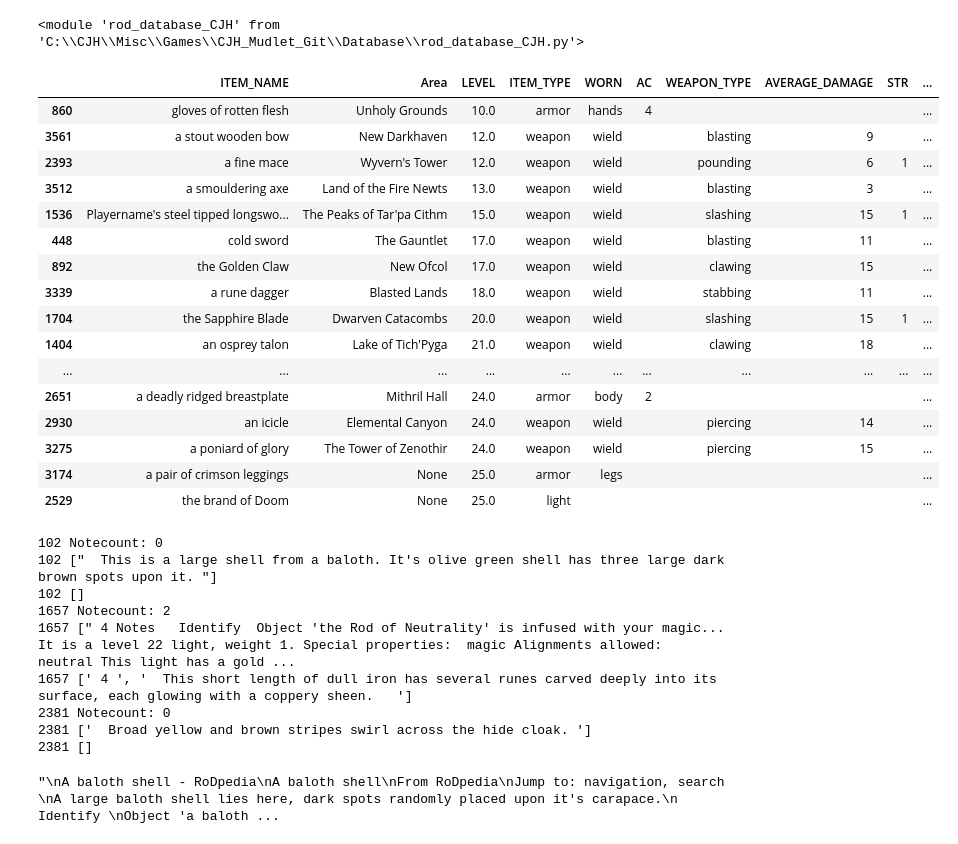
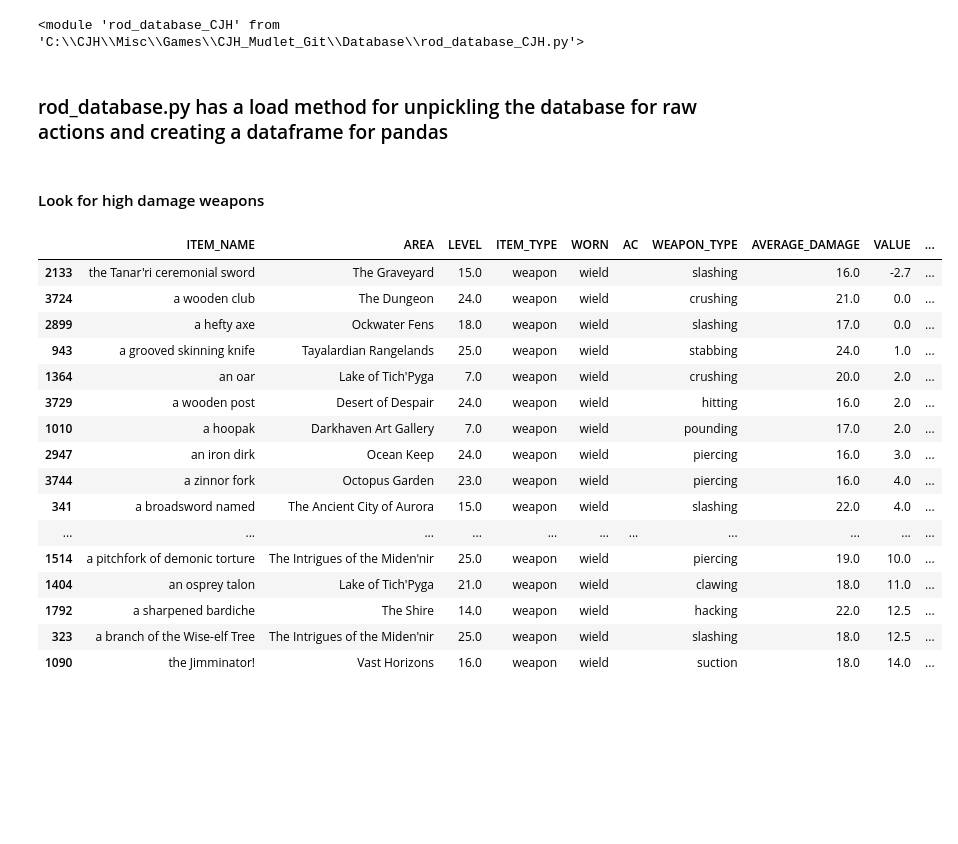
Before and after one commit to aesatchien/Rod_Mudlet, a Jupyter notebook: Database/RodQueries.ipynb, the cells around one changed output. Saved outputs shown, nothing was run; the diff lists cells and outputs as text; code cells hidden in the pictures; blank space fills up the shorter version.

Commit message:
Redid the DB to use consistent key names, added item values Redid the entire item creation function to take in all the additions to date

```diff
--- a/Database/RodQueries.ipynb
+++ b/Database/RodQueries.ipynb
@@ -11,0 +14,2 @@ items = rdb.load_db()
+# %% [markdown]
+### rod_database.py has a load method for unpickling the database for raw actions and creating a dataframe for pandas
@@ -13,25 +20,26 @@ items = rdb.load_db()
 df = rdb.make_pandas_df(items,'coerce')
 # %%
 standards = {'LEVEL','ITEM_NAME','DAMAGE_ROLL','HIT_ROLL','Area','STR','INT','WIS','DEX','CON','CHA','LCK','HP','MANA'}
+# %% [markdown]
+#### Look for high damage weapons
 # %%
-q=df.query('LEVEL<26 & (HIT_ROLL>4 | DAMAGE_ROLL>4)').sort_values(by='LEVEL').iloc[:, : 19].fillna('')
+q=df.query('LEVEL<26 & AVERAGE_DAMAGE>15').sort_values(by='VALUE').iloc[:, : 20].fillna('')
+q
+# %% [output]
+|  | ITEM_NAME | AREA | LEVEL | ITEM_TYPE | WORN | AC | WEAPON_TYPE | AVERAGE_DAMAGE | VALUE | ... |
+| 2133 | the Tanar'ri ceremonial sword | The Graveyard | 15.0 | weapon | wield |  | slashing | 16.0 | -2.7 | ... |
+| 3724 | a wooden club | The Dungeon | 24.0 | weapon | wield |  | crushing | 21.0 | 0.0 | ... |
+| 2899 | a hefty axe | Ockwater Fens | 18.0 | weapon | wield |  | slashing | 17.0 | 0.0 | ... |
+| 943 | a grooved skinning knife | Tayalardian Rangelands | 25.0 | weapon | wield |  | stabbing | 24.0 | 1.0 | ... |
+| 1364 | an oar | Lake of Tich'Pyga | 7.0 | weapon | wield |  | crushing | 20.0 | 2.0 | ... |
+| 3729 | a wooden post | Desert of Despair | 24.0 | weapon | wield |  | hitting | 16.0 | 2.0 | ... |
+| 1010 | a hoopak | Darkhaven Art Gallery | 7.0 | weapon | wield |  | pounding | 17.0 | 2.0 | ... |
+| 2947 | an iron dirk | Ocean Keep | 24.0 | weapon | wield |  | piercing | 16.0 | 3.0 | ... |
+| 3744 | a zinnor fork | Octopus Garden | 23.0 | weapon | wield |  | piercing | 16.0 | 4.0 | ... |
+| 341 | a broadsword named | The Ancient City of Aurora | 15.0 | weapon | wield |  | slashing | 22.0 | 4.0 | ... |
+| ... | ... | ... | ... | ... | ... | ... | ... | ... | ... | ... |
+| 1514 | a pitchfork of demonic torture | The Intrigues of the Miden'nir | 25.0 | weapon | wield |  | piercing | 19.0 | 10.0 | ... |
+| 1404 | an osprey talon | Lake of Tich'Pyga | 21.0 | weapon | wield |  | clawing | 18.0 | 11.0 | ... |
+| 1792 | a sharpened bardiche | The Shire | 14.0 | weapon | wield |  | hacking | 22.0 | 12.5 | ... |
+| 323 | a branch of the Wise-elf Tree | The Intrigues of the Miden'nir | 25.0 | weapon | wield |  | slashing | 18.0 | 12.5 | ... |
+| 1090 | the Jimminator! | Vast Horizons | 16.0 | weapon | wield |  | suction | 18.0 | 14.0 | ... |
-# %%
-q
-# %% [output]
-|  | ITEM_NAME | Area | LEVEL | ITEM_TYPE | WORN | AC | WEAPON_TYPE | AVERAGE_DAMAGE | STR | ... |
-| 860 | gloves of rotten flesh | Unholy Grounds | 10.0 | armor | hands | 4 |  |  |  | ... |
-| 3561 | a stout wooden bow | New Darkhaven | 12.0 | weapon | wield |  | blasting | 9 |  | ... |
-| 2393 | a fine mace | Wyvern's Tower | 12.0 | weapon | wield |  | pounding | 6 | 1 | ... |
-| 3512 | a smouldering axe | Land of the Fire Newts | 13.0 | weapon | wield |  | blasting | 3 |  | ... |
-| 1536 | Playername's steel tipped longswo... | The Peaks of Tar'pa Cithm | 15.0 | weapon | wield |  | slashing | 15 | 1 | ... |
-| 448 | cold sword | The Gauntlet | 17.0 | weapon | wield |  | blasting | 11 |  | ... |
-| 892 | the Golden Claw | New Ofcol | 17.0 | weapon | wield |  | clawing | 15 |  | ... |
-| 3339 | a rune dagger | Blasted Lands | 18.0 | weapon | wield |  | stabbing | 11 |  | ... |
-| 1704 | the Sapphire Blade | Dwarven Catacombs | 20.0 | weapon | wield |  | slashing | 15 | 1 | ... |
-| 1404 | an osprey talon | Lake of Tich'Pyga | 21.0 | weapon | wield |  | clawing | 18 |  | ... |
-| ... | ... | ... | ... | ... | ... | ... | ... | ... | ... | ... |
-| 2651 | a deadly ridged breastplate | Mithril Hall | 24.0 | armor | body | 2 |  |  |  | ... |
-| 2930 | an icicle | Elemental Canyon | 24.0 | weapon | wield |  | piercing | 14 |  | ... |
-| 3275 | a poniard of glory | The Tower of Zenothir | 24.0 | weapon | wield |  | piercing | 15 |  | ... |
-| 3174 | a pair of crimson leggings | None | 25.0 | armor | legs |  |  |  |  | ... |
-| 2529 | the brand of Doom | None | 25.0 | light |  |  |  |  |  | ... |
@@ -40,29 +45,0 @@ q.to_clipboard()
-# %%
-ids = [102,1657,2381]
-for i in ids:
-    t=items[i]['HTTP_DESCRIPTION']
-    str=re.sub(r'\n',r' ',t)
-    print(i,'Notecount:', len(re.findall('Notes', str, re.MULTILINE)))
-    #Works when no notes or only one Exam
-    exam = re.findall('Description/Exam(.*)', str)
-    print(i,exam)
-    #Works when you have two notes?
-    exam = re.findall('Description/Exam(.*?)Notes?', str, re.MULTILINE)
-    print(i,exam)
-    #exam = re.findall('Description/Exam(.*)', str, re.MULTILINE)
-    #print(i,exam)
-    #re.match('Description/Exam', str)
-# %% [output]
-102 Notecount: 0
-102 ["  This is a large shell from a baloth. It's olive green shell has three large dark brown spots upon it. "]
-102 []
-1657 Notecount: 2
-1657 [" 4 Notes   Identify  Object 'the Rod of Neutrality' is infused with your magic... It is a level 22 light, weight 1. Special properties:  magic Alignments allowed:  neutral This light has a gold ...
-1657 [' 4 ', '  This short length of dull iron has several runes carved deeply into its surface, each glowing with a coppery sheen.   ']
-2381 Notecount: 0
-2381 ['  Broad yellow and brown stripes swirl across the hide cloak. ']
-2381 []
-# %%
-items[102]['HTTP_DESCRIPTION']
-# %% [output]
-"\nA baloth shell - RoDpedia\nA baloth shell\nFrom RoDpedia\nJump to: navigation, search \nA large baloth shell lies here, dark spots randomly placed upon it's carapace.\n  Identify \nObject 'a baloth ...
```
Also changed, not shown: parts of 14 cells of this notebook, 4 other files.
